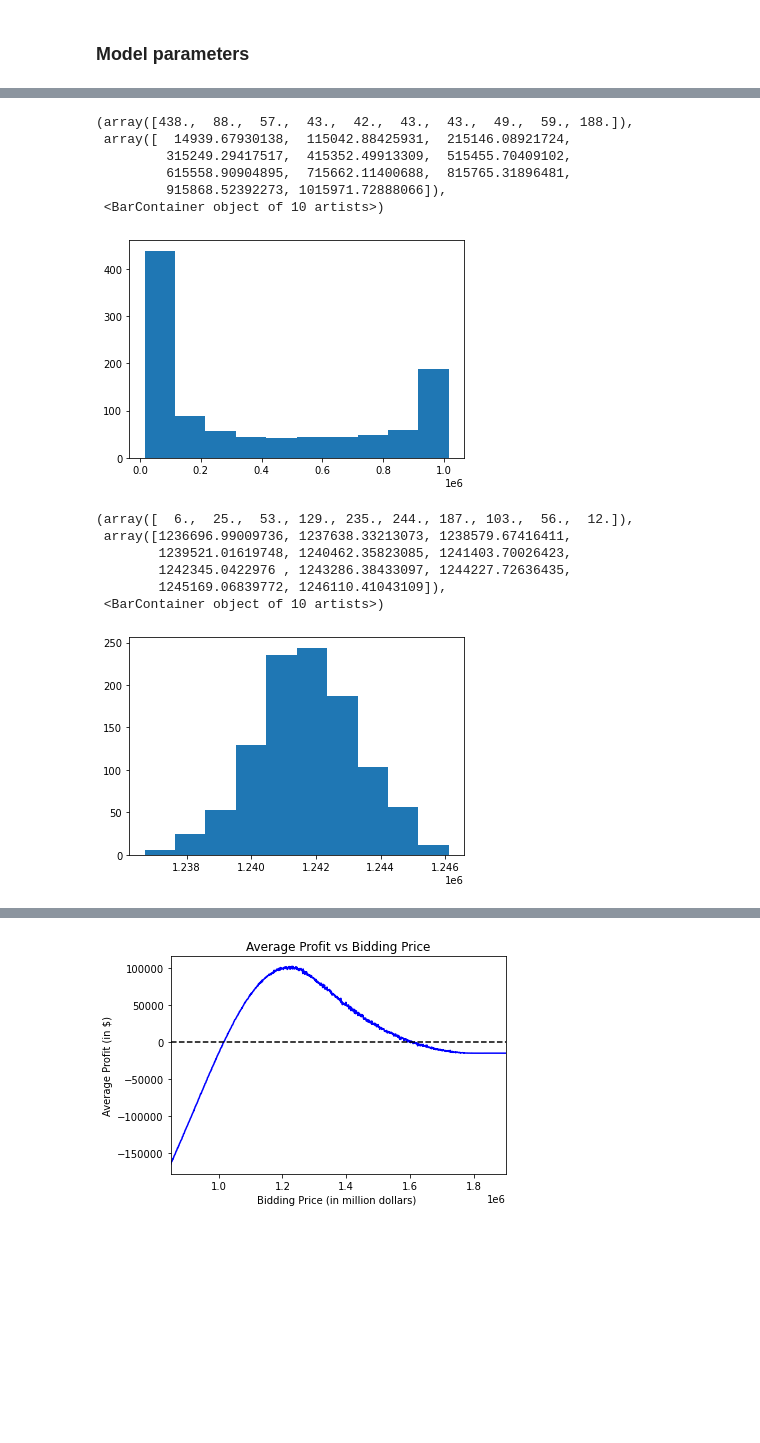
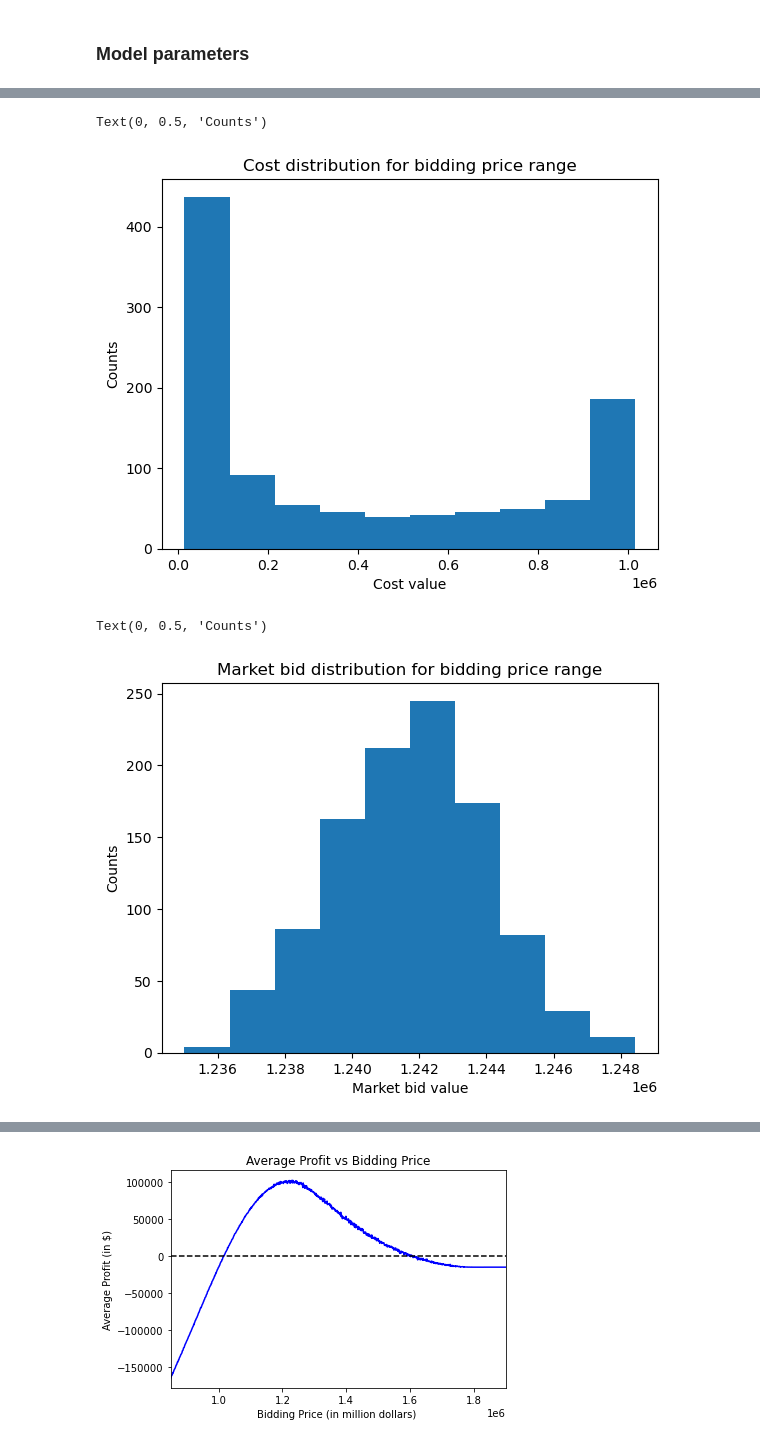
Before and after one commit to hongthien798/Bidding-simulations, a Jupyter notebook: Bidding Simulations.ipynb, the cells around one changed output, grey strips where cells are left out. Drawn from its saved outputs; the diff is of its cells as text; code cells hidden in the pictures; blank space fills up the shorter version.

```diff
--- a/Bidding Simulations.ipynb
+++ b/Bidding Simulations.ipynb
@@ -29,6 +29,6 @@ n_rival, p_rival = 2, 0.5
 # %%
 price = 1100000
-num_replications = 10000
+num_replications = 5000
 # %%
 np.random.seed(2)
 cost_list = []
@@ -36,7 +36,7 @@ market_bid_list = []
 win_list = []
 profit_list = []
 
-for i in range(num_replications):
+for i in tqdm(range(num_replications)):
 
     #use triangular distribution for bid cost
     bid_cost = np.random.triangular(min_bid_cost, mode_bid_cost, max_bid_cost, 1)
@@ -133,7 +117,7 @@ average_profit_list = []
 std_profit_list = []
 price_list = []
 
-for price in range(lower_bid,upper_bid,search_step):
+for price in tqdm(range(lower_bid,upper_bid,search_step)):
 
     cost_list = []
     market_bid_list = []
@@ -177,23 +161,19 @@ for price in range(lower_bid,upper_bid,search_step):
     std_profit_list.append(np.std(profit_list))
 # %%
 plt.hist(average_cost_list)
+plt.title('Cost distribution for bidding price range')
+plt.xlabel('Cost value')
+plt.ylabel('Counts')
 # %% [output]
-(array([438.,  88.,  57.,  43.,  42.,  43.,  43.,  49.,  59., 188.]),
- array([  14939.67930138,  115042.88425931,  215146.08921724,
-         315249.29417517,  415352.49913309,  515455.70409102,
-         615558.90904895,  715662.11400688,  815765.31896481,
-         915868.52392273, 1015971.72888066]),
- <BarContainer object of 10 artists>)
+Text(0, 0.5, 'Counts')
-[figure, old version]
+[figure, new version]
 # %%
 plt.hist(average_market_bid_list)
+plt.title('Market bid distribution for bidding price range')
+plt.xlabel('Market bid value')
+plt.ylabel('Counts')
 # %% [output]
-(array([  6.,  25.,  53., 129., 235., 244., 187., 103.,  56.,  12.]),
- array([1236696.99009736, 1237638.33213073, 1238579.67416411,
-        1239521.01619748, 1240462.35823085, 1241403.70026423,
-        1242345.0422976 , 1243286.38433097, 1244227.72636435,
-        1245169.06839772, 1246110.41043109]),
- <BarContainer object of 10 artists>)
+Text(0, 0.5, 'Counts')
-[figure, old version]
+[figure, new version]
 # %%
 plt.hist(average_win_list)
```
Also changed, not shown: parts of 20 cells of this notebook.
